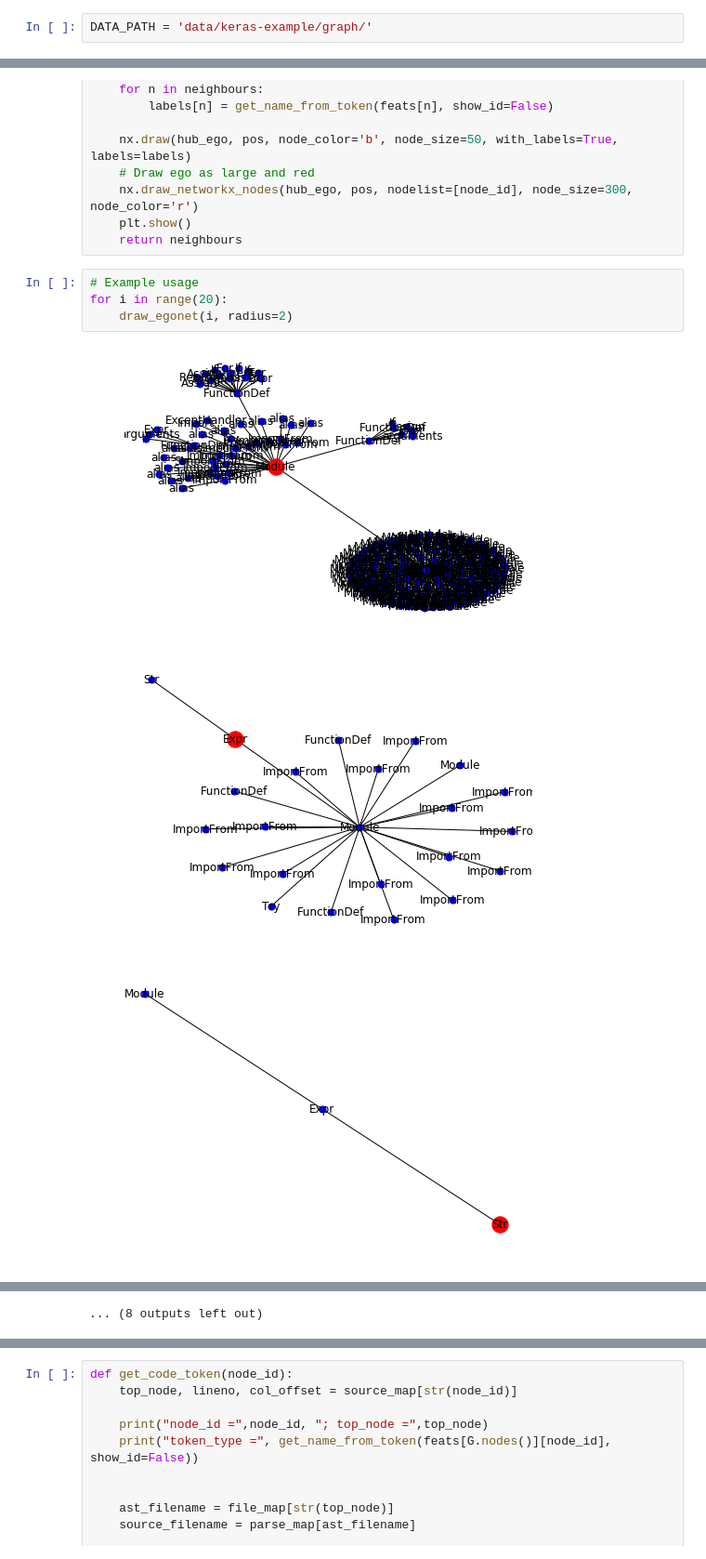
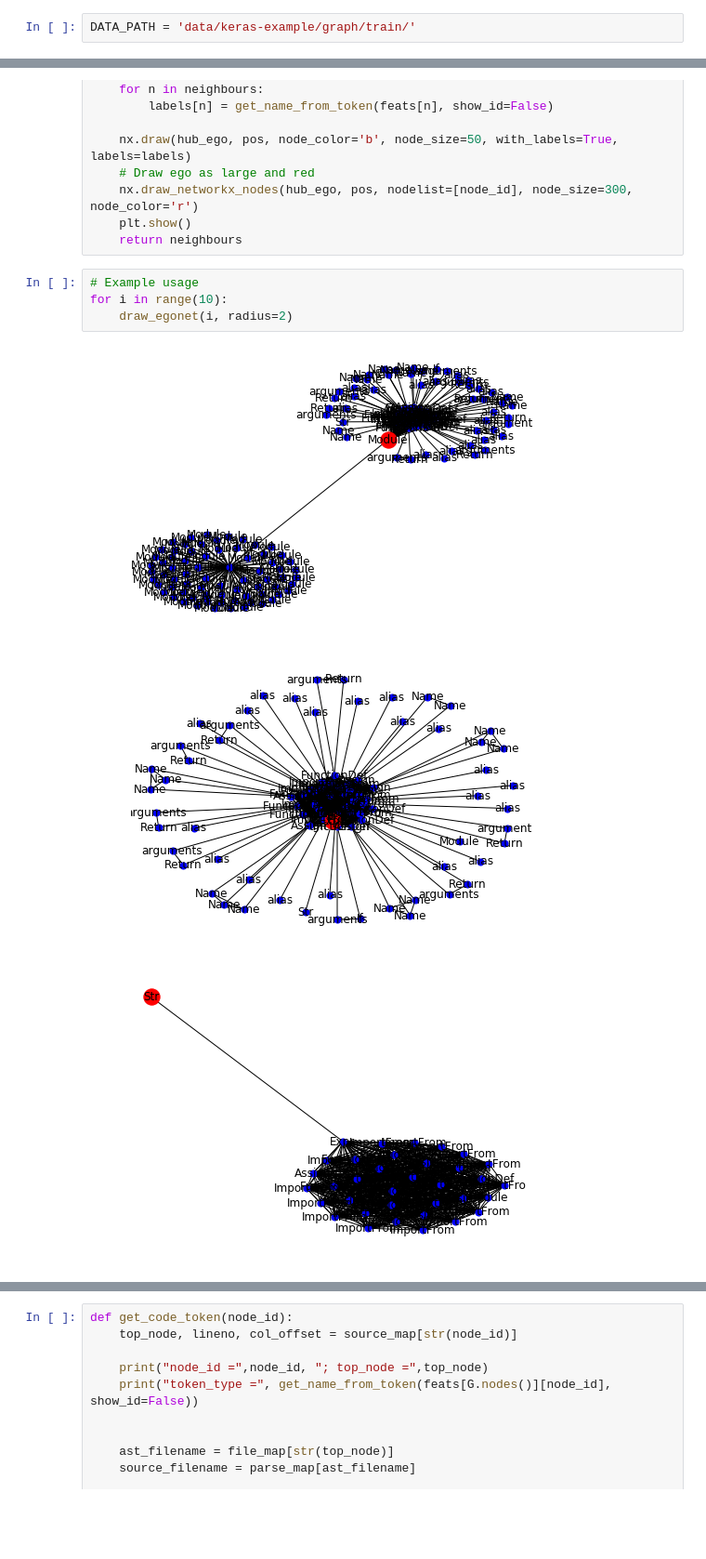
Before and after one commit to dtsbourg/codegraph-fmt, a Jupyter notebook: Inspector.ipynb, the cells around one changed output, grey strips where cells are left out. Shown at 93% size. Drawn from its saved outputs; the diff is of its cells as text; blank space fills up the shorter version.

```diff
--- a/Inspector.ipynb
+++ b/Inspector.ipynb
@@ -16,7 +22,7 @@ from networkx.readwrite import json_graph
 import matplotlib.colors as mcolors
 import collections
 # %%
-DATA_PATH = 'data/keras-example/graph/'
+DATA_PATH = 'data/keras-example/graph/train/'
 # %%
 PREFIX = 'keras'
 # %% [markdown]
@@ -190,9 +198,9 @@ def draw_egonet(node_id=1009, radius=2):
     return neighbours
 # %%
 # Example usage
-for i in range(20):
+for i in range(10):
     draw_egonet(i, radius=2)
 # %% [output]
-[figure, old version]
+[figure, new version]
-[figure, old version]
+[figure, new version]
-[figure, old version]
+[figure, new version]
@@ -208,4 +214,3 @@ for i in range(20):
-... (8 outputs left out)
 # %%
 example_root_node_id = 2
 draw_egonet(example_root_node_id, radius=1)
```
Also changed, not shown: parts of 18 cells of this notebook, 5 other files.
